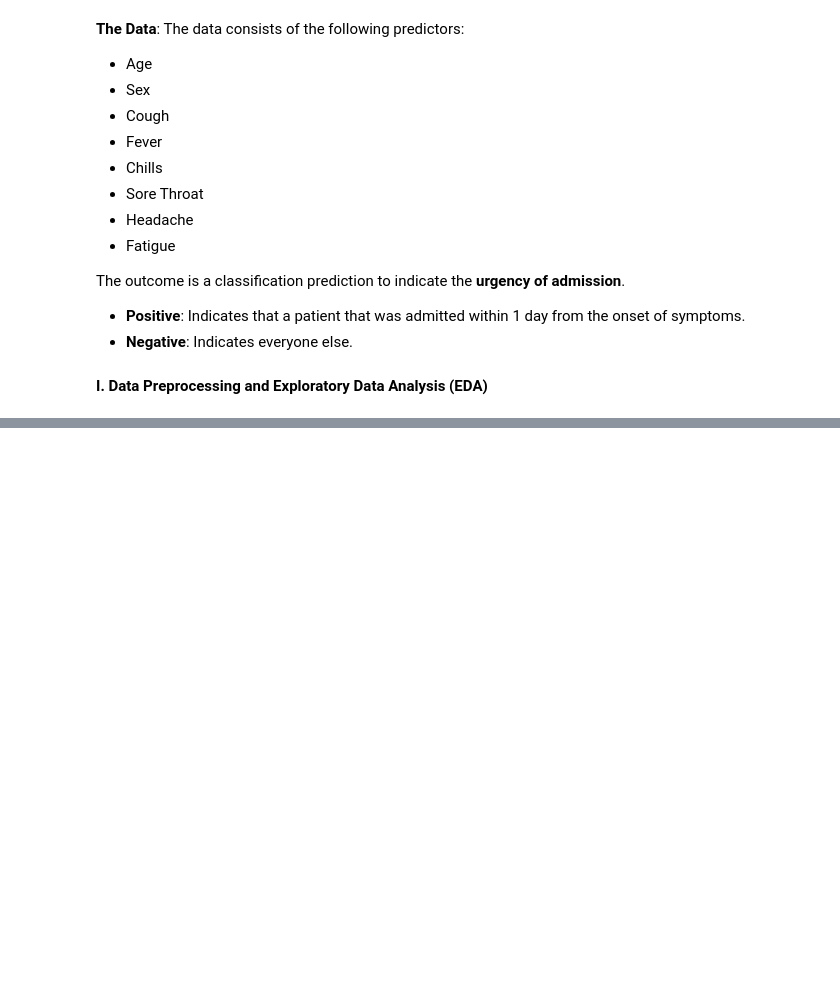
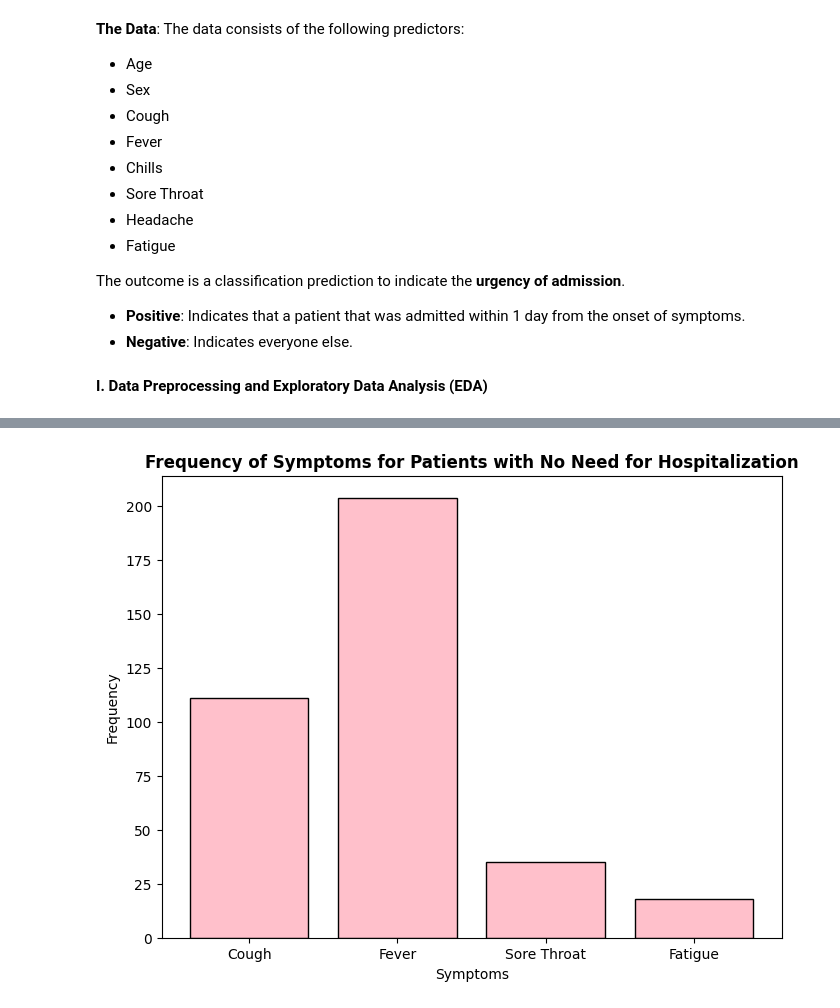
Before and after one commit to sayukiusui/Capstone-IDSCP, a Jupyter notebook: Capstone.ipynb, the cells around one changed output, grey strips where cells are left out. Saved outputs shown, nothing was run; the diff lists cells and outputs as text; code cells hidden in the pictures; blank space fills up the shorter version.

```diff
--- a/Capstone.ipynb
+++ b/Capstone.ipynb
@@ -22,0 +233,4 @@ The outcome is a classification prediction to indicate the **urgency of admissio
+# %%
+# Dropping the rows where the patients are 'Urgent' in preparation for plotting
+df_nonsymptoms = df[df['Urgency'] !=1]
+df_nonsymptoms
@@ -22,0 +251,22 @@ The outcome is a classification prediction to indicate the **urgency of admissio
+# %%
+# Plot an appropriate graph to answer the following question
+# Your code here
+nonurgent_patients = df_nonsymptoms[df_nonsymptoms['Urgency'] == 0]
+
+frequency_cough = nonurgent_patients['cough'].sum()
+frequency_fever = nonurgent_patients['fever'].sum()
+frequency_sorethroat = nonurgent_patients['sore_throat'].sum()
+frequency_fatigue = nonurgent_patients['fatigue'].sum()
+
+symptoms = ['Cough', 'Fever', 'Sore Throat', 'Fatigue']
+frequencies = [frequency_cough, frequency_fever, frequency_sorethroat, frequency_fatigue]
+
+plt.figure(figsize=(8, 6))
+plt.bar(symptoms, frequencies, color='pink', edgecolor='black')
+plt.xlabel('Symptoms', fontsize=10)
+plt.ylabel('Frequency', fontsize=10)
+plt.title('Frequency of Symptoms for Patients with No Need for Hospitalization', fontsize=12, weight='bold')
+
+plt.show();
+# %% [output]
+[figure, added]
```
Also changed, not shown: parts of 64 cells of this notebook, 6 other files.
